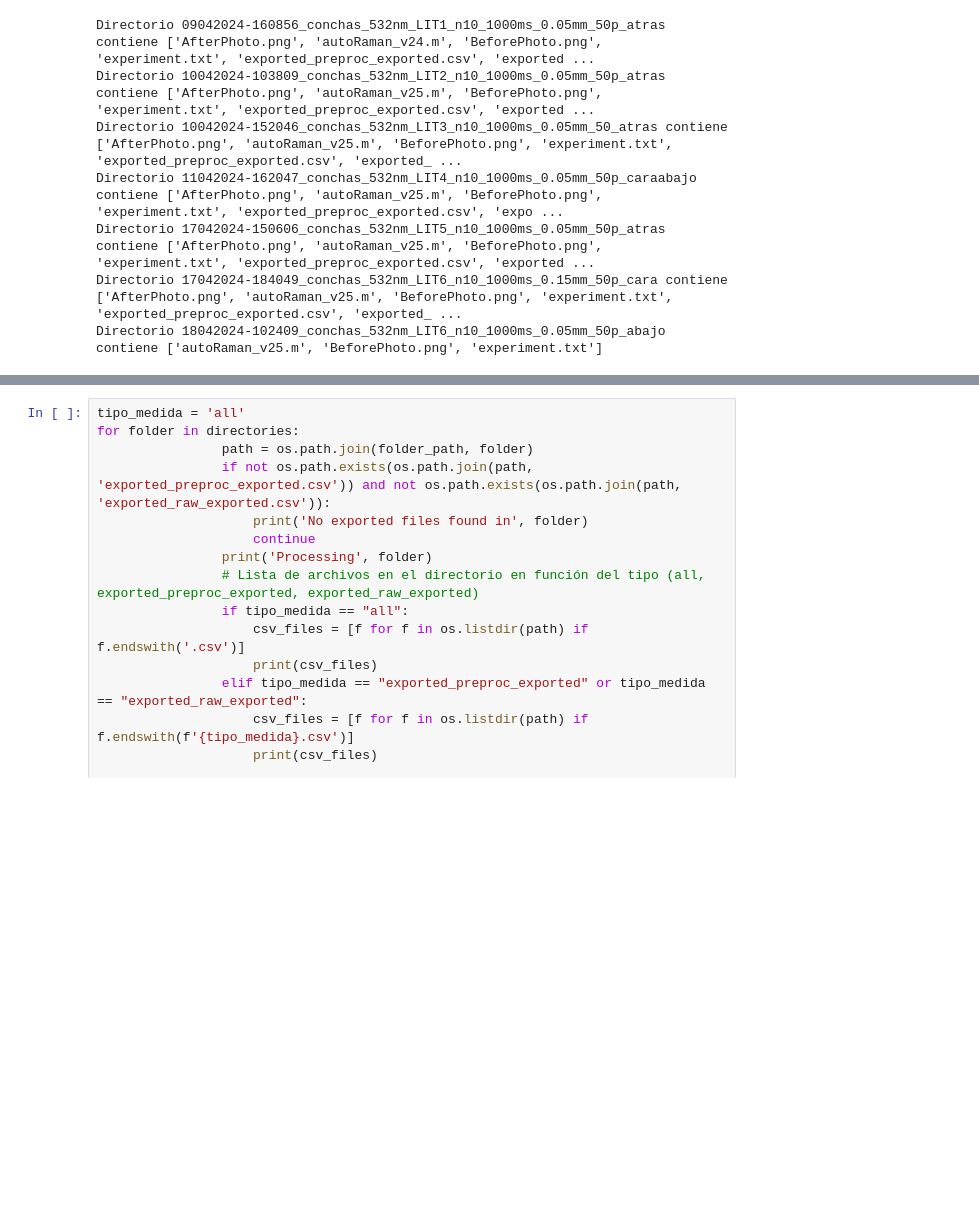
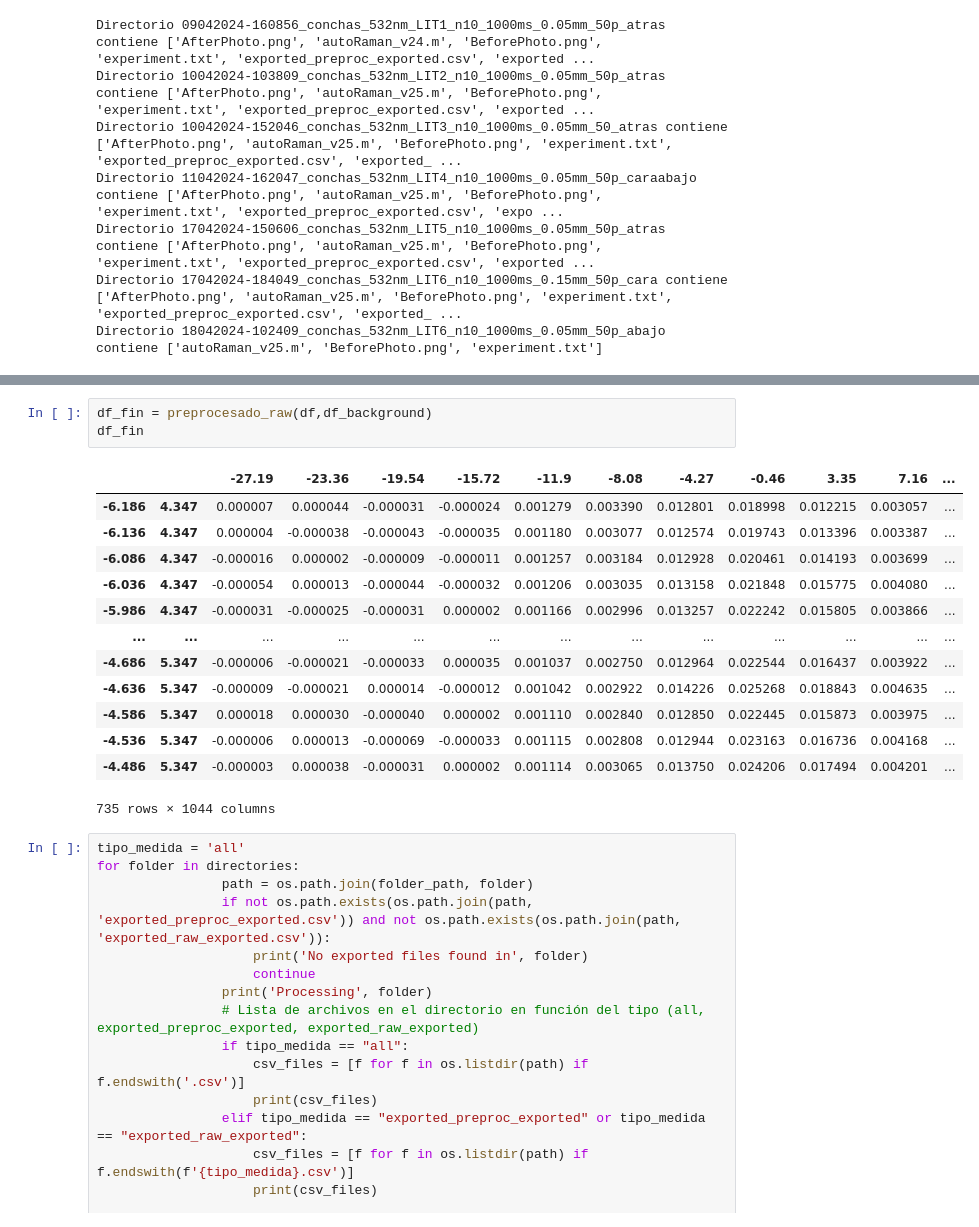
Before and after one commit to andreaperezasen/TFM-ML-Raman-Conchas-Arqueologicas, a Jupyter notebook: Code/Notebooks/procesado_sonda532nm.ipynb, the cells around one changed output, grey strips where cells are left out. Drawn from its saved outputs; the diff is of its cells as text; blank space fills up the shorter version.

```diff
--- a/Code/Notebooks/procesado_sonda532nm.ipynb
+++ b/Code/Notebooks/procesado_sonda532nm.ipynb
@@ -96,3 +342,20 @@ def preprocesado_raw(df,bg):
+# %%
+df_fin = preprocesado_raw(df,df_background)
+df_fin
+# %% [output]
+|  |  | -27.19 | -23.36 | -19.54 | -15.72 | -11.9 | -8.08 | -4.27 | -0.46 | 3.35 | 7.16 | ... |
+| -6.186 | 4.347 | 0.000007 | 0.000044 | -0.000031 | -0.000024 | 0.001279 | 0.003390 | 0.012801 | 0.018998 | 0.012215 | 0.003057 | ... |
+| -6.136 | 4.347 | 0.000004 | -0.000038 | -0.000043 | -0.000035 | 0.001180 | 0.003077 | 0.012574 | 0.019743 | 0.013396 | 0.003387 | ... |
+| -6.086 | 4.347 | -0.000016 | 0.000002 | -0.000009 | -0.000011 | 0.001257 | 0.003184 | 0.012928 | 0.020461 | 0.014193 | 0.003699 | ... |
+| -6.036 | 4.347 | -0.000054 | 0.000013 | -0.000044 | -0.000032 | 0.001206 | 0.003035 | 0.013158 | 0.021848 | 0.015775 | 0.004080 | ... |
+| -5.986 | 4.347 | -0.000031 | -0.000025 | -0.000031 | 0.000002 | 0.001166 | 0.002996 | 0.013257 | 0.022242 | 0.015805 | 0.003866 | ... |
+| ... | ... | ... | ... | ... | ... | ... | ... | ... | ... | ... | ... | ... |
+| -4.686 | 5.347 | -0.000006 | -0.000021 | -0.000033 | 0.000035 | 0.001037 | 0.002750 | 0.012964 | 0.022544 | 0.016437 | 0.003922 | ... |
+| -4.636 | 5.347 | -0.000009 | -0.000021 | 0.000014 | -0.000012 | 0.001042 | 0.002922 | 0.014226 | 0.025268 | 0.018843 | 0.004635 | ... |
+| -4.586 | 5.347 | 0.000018 | 0.000030 | -0.000040 | 0.000002 | 0.001110 | 0.002840 | 0.012850 | 0.022445 | 0.015873 | 0.003975 | ... |
+| -4.536 | 5.347 | -0.000006 | 0.000013 | -0.000069 | -0.000033 | 0.001115 | 0.002808 | 0.012944 | 0.023163 | 0.016736 | 0.004168 | ... |
+| -4.486 | 5.347 | -0.000003 | 0.000038 | -0.000031 | 0.000002 | 0.001114 | 0.003065 | 0.013750 | 0.024206 | 0.017494 | 0.004201 | ... |
+735 rows × 1044 columns
 # %%
 tipo_medida = 'all'
 for folder in directories:
```
Also changed, not shown: parts of 12 cells of this notebook.
